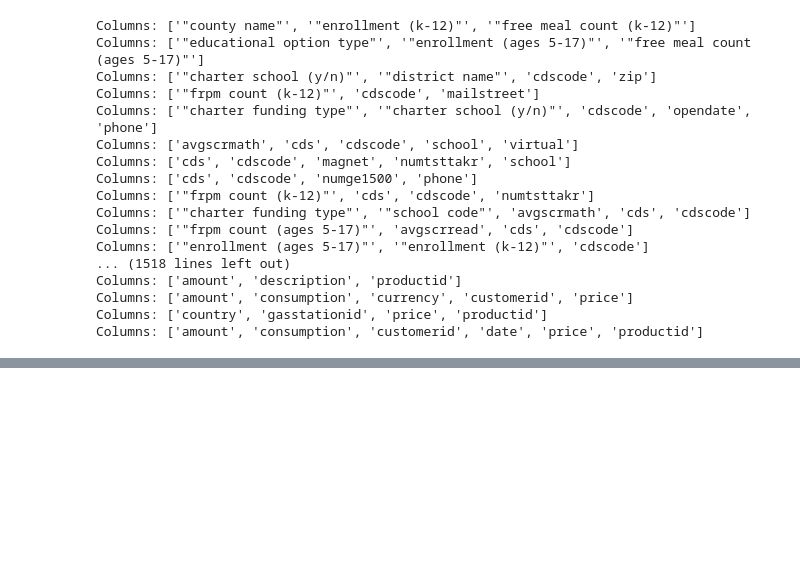
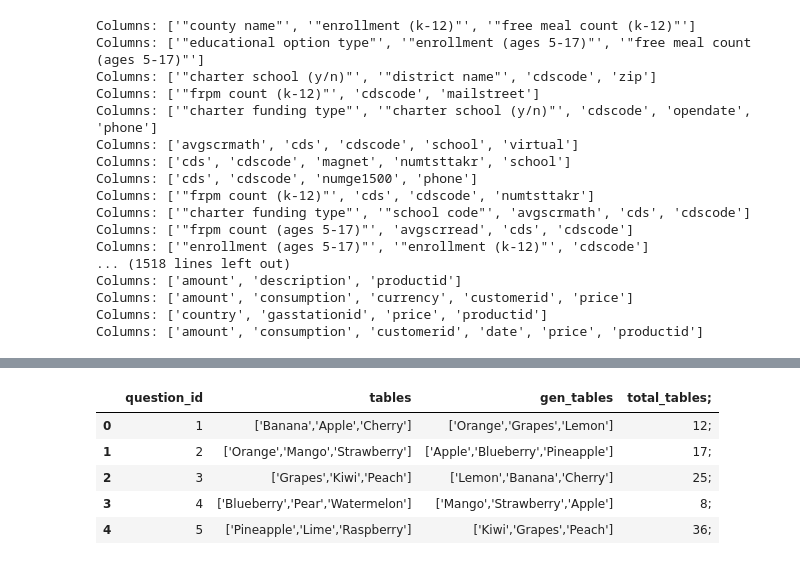
Before and after one commit to shaiv-syg/Few-shot-NL2SQL-with-prompting, a Jupyter notebook: schema_link_metric.ipynb, the cells around one changed output, grey strips where cells are left out. Cells and saved outputs as stored; diff of their text form; code cells hidden in the pictures; blank space fills up the shorter version.

```diff
--- a/schema_link_metric.ipynb
+++ b/schema_link_metric.ipynb
@@ -76,0 +123,40 @@ Columns: ['amount', 'consumption', 'customerid', 'date', 'price', 'productid']
+# %%
+import pandas as pd
+import ast
+
+# Function to import a CSV file into a pandas DataFrame with the given schema
+def import_csv_file(file_path):
+    # Define a custom converter to parse the string representation of lists
+    def parse_list(x):
+        try:
+            return ast.literal_eval(x)
+        except (ValueError, SyntaxError):
+            return []
+
+    # Specify the column data types
+    dtype_dict = {
+        'question_id': int,
+        'tables': str,
+        'gen_tables': str,
+        'total_tables': int
+    }
+
+    # Specify the converters for list columns
+    converters = {
+        'tables': parse_list,
+        'gen_tables': parse_list
+    }
+
+    # Read the CSV file into a DataFrame
+    df = pd.read_csv(file_path, dtype=dtype_dict, converters=converters)
+    return df
+# %%
+df2 = import_csv_file('gen_tables.csv')
+df2.head()
+# %% [output]
+|  | question_id | tables | gen_tables | total_tables; |
+| 0 | 1 | ['Banana','Apple','Cherry'] | ['Orange','Grapes','Lemon'] | 12; |
+| 1 | 2 | ['Orange','Mango','Strawberry'] | ['Apple','Blueberry','Pineapple'] | 17; |
+| 2 | 3 | ['Grapes','Kiwi','Peach'] | ['Lemon','Banana','Cherry'] | 25; |
+| 3 | 4 | ['Blueberry','Pear','Watermelon'] | ['Mango','Strawberry','Apple'] | 8; |
+| 4 | 5 | ['Pineapple','Lime','Raspberry'] | ['Kiwi','Grapes','Peach'] | 36; |
```
Also changed, not shown: parts of 6 cells of this notebook, 1 other file.
